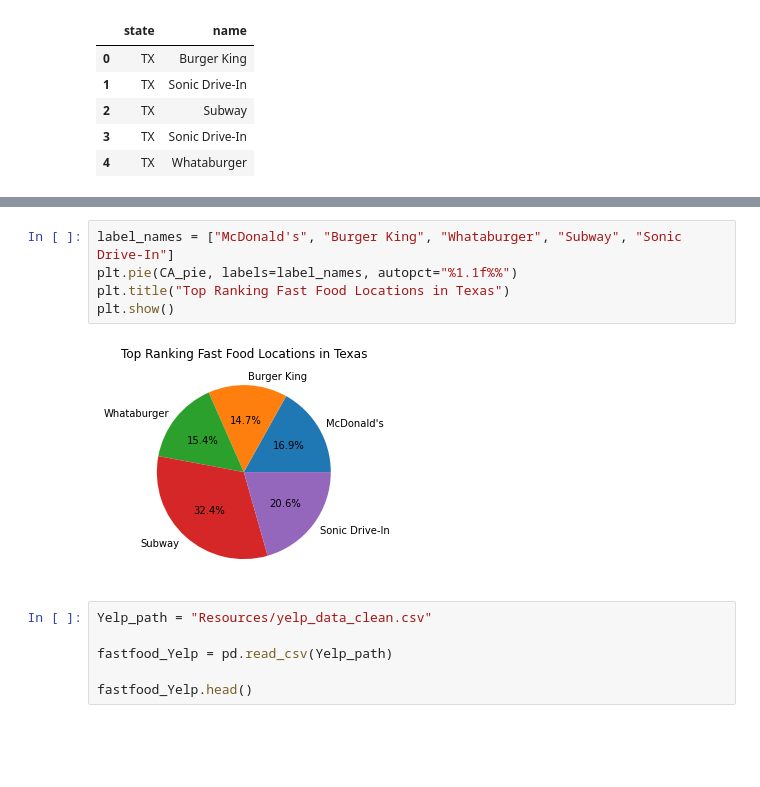
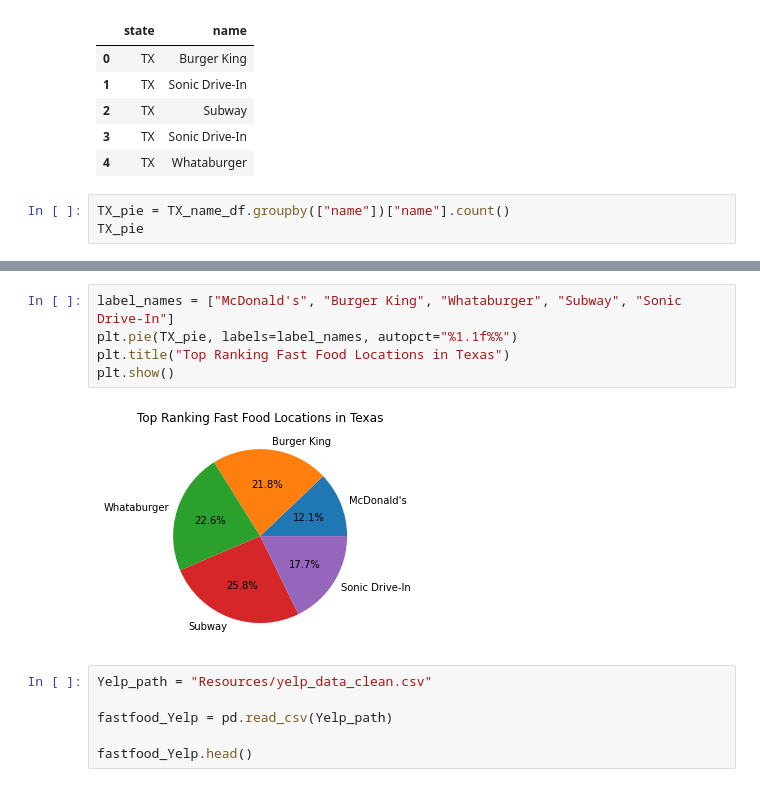
Before and after one commit to tiffanyycheng99/TeamTasty_PythonAnalysis, a Jupyter notebook: Data cleaning with heat map and pie charts- Brandie.ipynb, the cells around one changed output, grey strips where cells are left out. Cells and saved outputs as stored; diff of their text form; blank space fills up the shorter version.

```diff
--- a/Data cleaning with heat map and pie charts- Brandie.ipynb
+++ b/Data cleaning with heat map and pie charts- Brandie.ipynb
@@ -634,3 +667,6 @@ TX_name_df.head()
 | 2 | TX | Subway |
 | 3 | TX | Sonic Drive-In |
 | 4 | TX | Whataburger |
+# %%
+TX_pie = TX_name_df.groupby(["name"])["name"].count()
+TX_pie
@@ -637,10 +681,10 @@ TX_name_df.head()
 # %%
 label_names = ["McDonald's", "Burger King", "Whataburger", "Subway", "Sonic Drive-In"]
-plt.pie(CA_pie, labels=label_names, autopct="%1.1f%%")
+plt.pie(TX_pie, labels=label_names, autopct="%1.1f%%")
 plt.title("Top Ranking Fast Food Locations in Texas")
 plt.show()
 # %% [output]
-[figure, old version]
+[figure, new version]
 # %%
 Yelp_path = "Resources/yelp_data_clean.csv"
 
```
Also changed, not shown: parts of 15 cells of this notebook.
